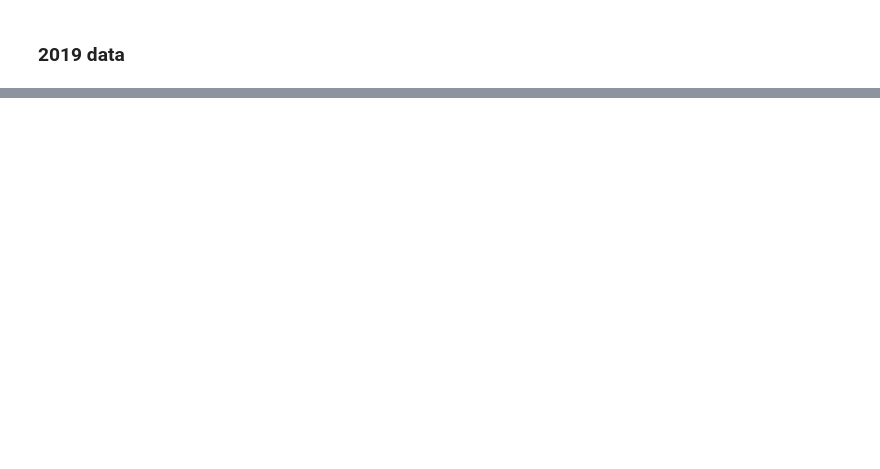
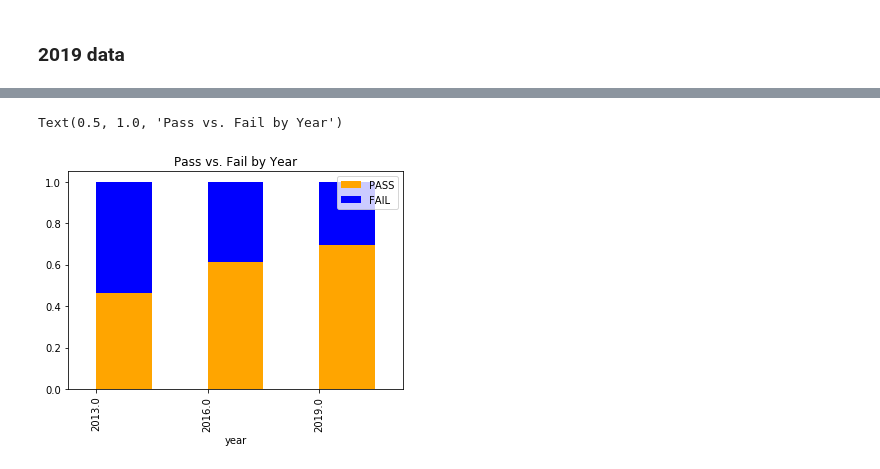
Before and after one commit to xuelianzhang8888/131-group-project, a Jupyter notebook: data set.ipynb, the cells around one changed output, grey strips where cells are left out. Saved outputs shown, nothing was run; the diff lists cells and outputs as text; code cells hidden in the pictures; blank space fills up the shorter version.

```diff
--- a/data set.ipynb
+++ b/data set.ipynb
@@ -368,0 +324,8 @@ Text(0.5, 1.0, 'Gross by year and binary')
+# %%
+bechdel2019['RETURN'] = bechdel2019.intgross_2019 + bechdel2019.domgross_2019 - bechdel2019.budget_2019
+bechdel2016['RETURN'] = bechdel2016.intgross_2019 + bechdel2016.domgross_2019 - bechdel2016.budget_2019
+bechdel2013['RETURN'] = bechdel2013.intgross_2019 + bechdel2013.domgross_2019 - bechdel2013.budget_2019
+bechdel_return=pd.concat([bechdel2013, bechdel2016, bechdel2019], sort = False)
+c = bechdel_return.groupby(['year','binary']).RETURN.sum()
+c2 = c.unstack().fillna(value = 0)
+c2.plot(kind = "bar",title='Return by Year')
@@ -368,0 +340,19 @@ Text(0.5, 1.0, 'Gross by year and binary')
+# %%
+w_19 = bechdel2019.loc[:,('year', 'binary')]
+w_16 = bechdel2016.loc[:,('year', 'binary')]
+w_13 = bechdel2013.loc[:,('year', 'binary')]
+w = pd.concat([w_19, w_16, w_13])
+w = w.reset_index().rename(columns = {'index': 'film_name'})
+w_pass = w.loc[w['binary'] == "PASS"].groupby('year').film_name.nunique()
+w_fail = w.loc[w['binary'] == "FAIL"].groupby('year').film_name.nunique()
+count_by_year=pd.concat([w_pass, w_fail], axis=1, sort =False)
+#count_by_year=count_by_year.fi1lna(value = 0)
+count_by_year.columns= ['pass','fail']
+count_by_year=count_by_year.assign(PASS=lambda x:x ['pass' ]/(x['pass']+x['fail']))
+count_by_year=count_by_year.assign(FAIL=lambda x:x ['fail' ]/(x['pass']+x['fail']))
+count_by_year=count_by_year.drop(columns= ['pass', 'fail'])
+count_by_year [[ 'PASS','FAIL']].plot (kind='bar', stacked=True, position=0, color=('orange', 'blue'))
+plt.title('Pass vs. Fail by Year')
+# %% [output]
+Text(0.5, 1.0, 'Pass vs. Fail by Year')
+[figure, added]
```
Also changed, not shown: parts of 34 cells of this notebook.
